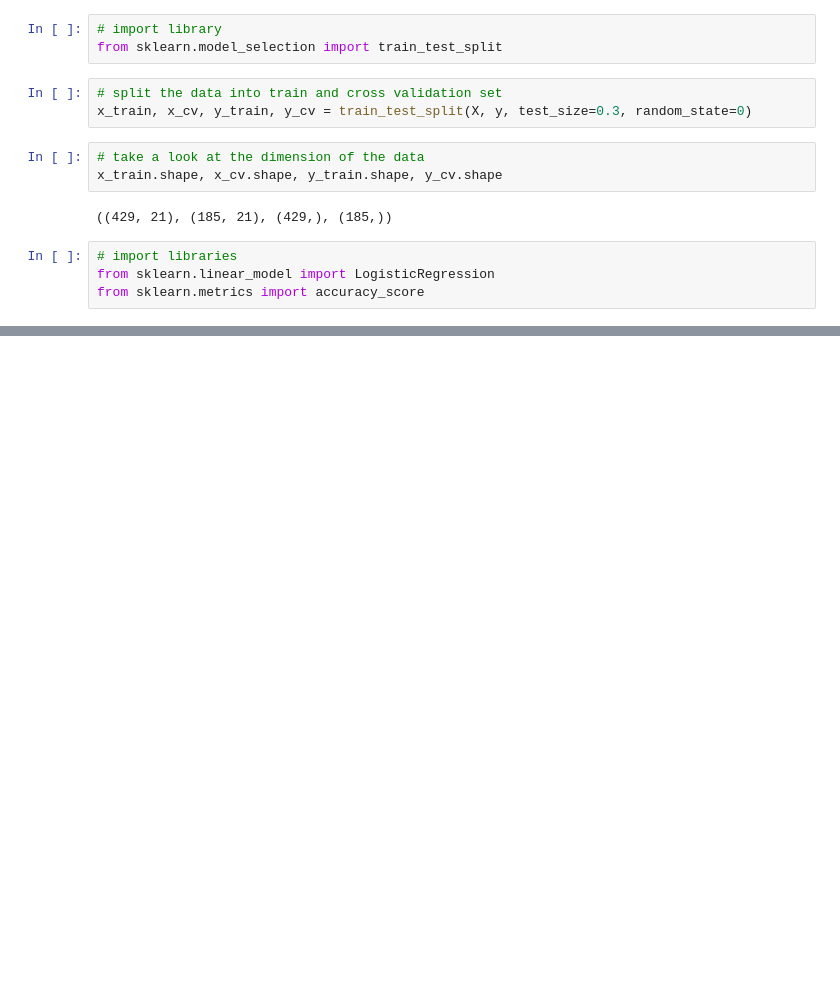
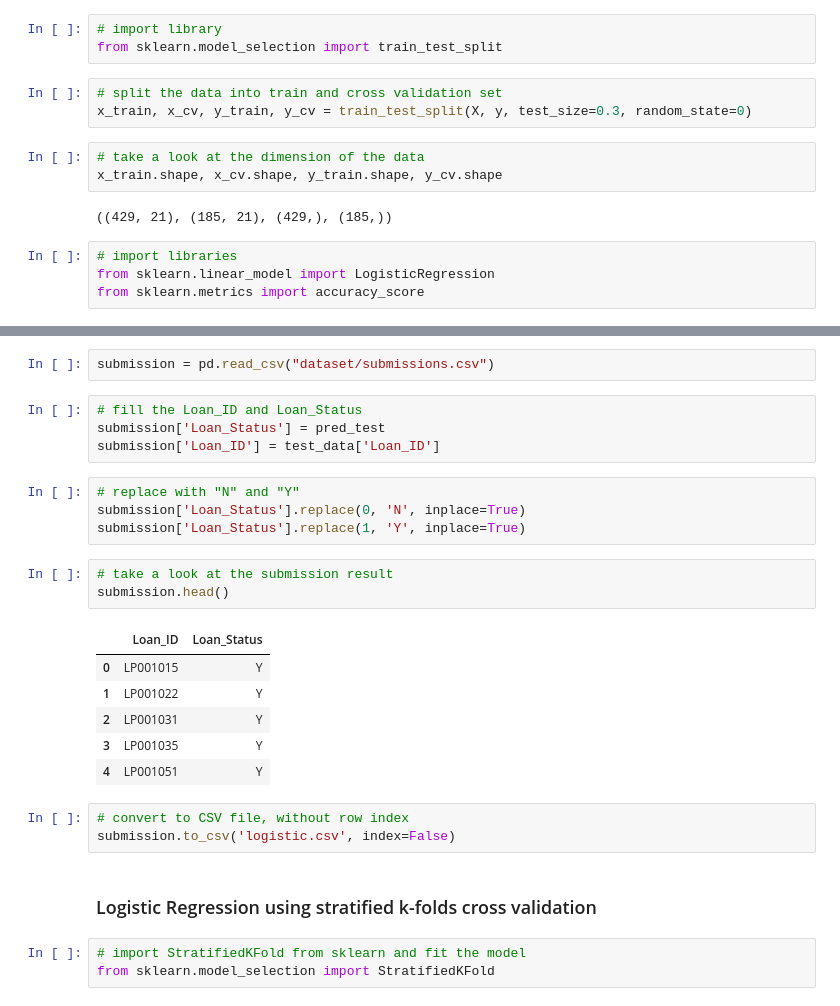
Before and after one commit to akhnasj/predictive-modelling-for-loan-approval, a Jupyter notebook: PMLA.ipynb, the cells around one changed output, grey strips where cells are left out. Cells and saved outputs as stored; diff of their text form; blank space fills up the shorter version.

```diff
--- a/PMLA.ipynb
+++ b/PMLA.ipynb
@@ -703,0 +764,28 @@ from sklearn.metrics import accuracy_score
+# %%
+submission = pd.read_csv("dataset/submissions.csv")
+# %%
+# fill the Loan_ID and Loan_Status
+submission['Loan_Status'] = pred_test
+submission['Loan_ID'] = test_data['Loan_ID']
+# %%
+# replace with "N" and "Y"
+submission['Loan_Status'].replace(0, 'N', inplace=True)
+submission['Loan_Status'].replace(1, 'Y', inplace=True)
+# %%
+# take a look at the submission result
+submission.head()
+# %% [output]
+|  | Loan_ID | Loan_Status |
+| 0 | LP001015 | Y |
+| 1 | LP001022 | Y |
+| 2 | LP001031 | Y |
+| 3 | LP001035 | Y |
+| 4 | LP001051 | Y |
+# %%
+# convert to CSV file, without row index
+submission.to_csv('logistic.csv', index=False)
+# %% [markdown]
+### Logistic Regression using stratified k-folds cross validation
+# %%
+# import StratifiedKFold from sklearn and fit the model
+from sklearn.model_selection import StratifiedKFold
```
Also changed, not shown: parts of 10 cells of this notebook, 4 other files.
